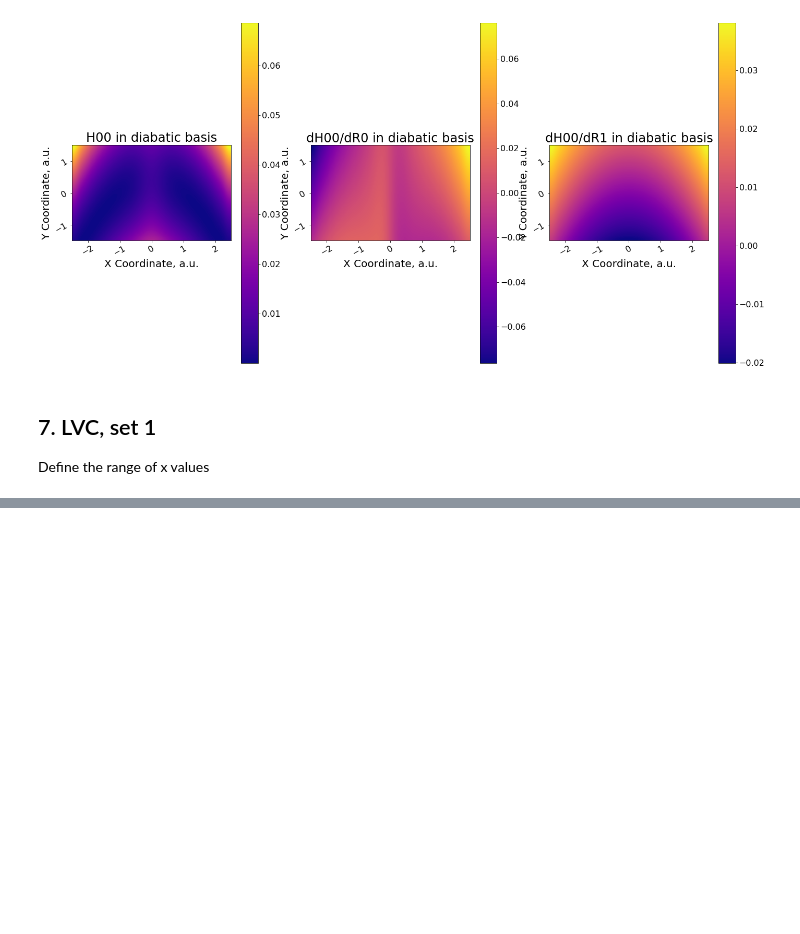
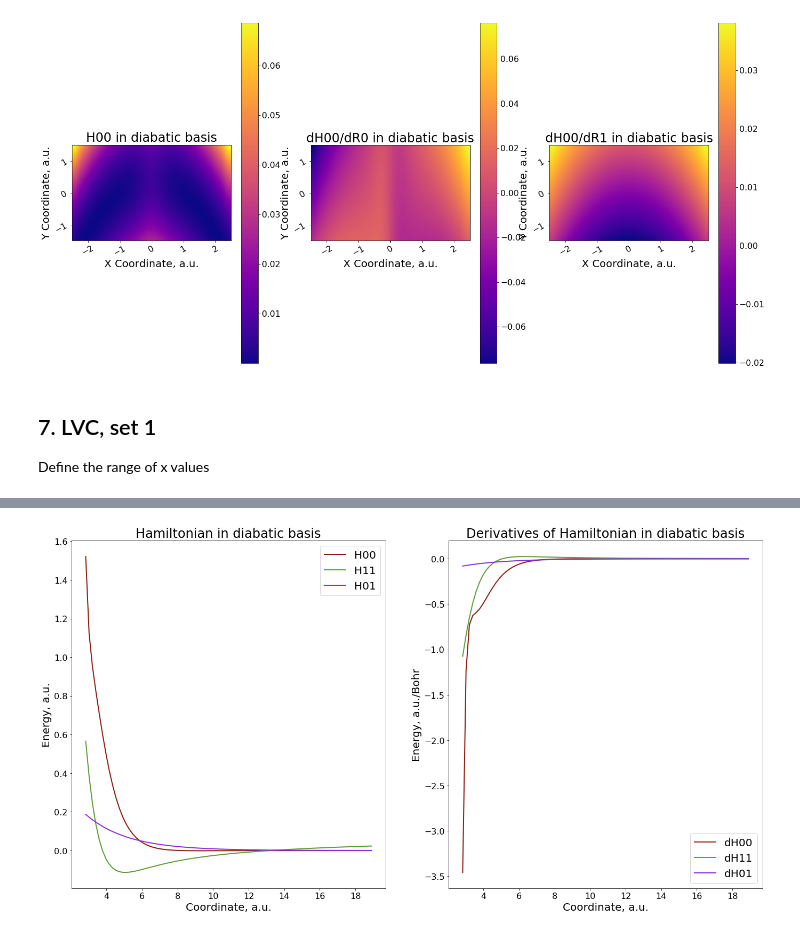
Before and after one commit to Quantum-Dynamics-Hub/libra-code, a Jupyter notebook: notebooks/Example11_models/example1.ipynb, the cells around one changed output, grey strips where cells are left out. Saved outputs shown, nothing was run; the diff lists cells and outputs as text; code cells hidden in the pictures; blank space fills up the shorter version.

```diff
--- a/notebooks/Example11_models/example1.ipynb
+++ b/notebooks/Example11_models/example1.ipynb
@@ -546,0 +650,26 @@ plt.close()
+# %%
+plt.figure(1, figsize=(24, 12)) # dpi=300, frameon=False)
+plt.subplot(1,2,1)
+plt.title('Hamiltonian in diabatic basis')
+plt.xlabel('Coordinate, a.u.')
+plt.ylabel('Energy, a.u.')
+plt.plot(X, H00, label='H00', linewidth=2, color = colors["11"])
+plt.plot(X, H11, label='H11', linewidth=2, color = colors["21"])
+plt.plot(X, H01, label='H01', linewidth=2, color = colors["31"])
+plt.legend()
+
+
+plt.subplot(1,2,2)
+plt.title('Derivatives of Hamiltonian in diabatic basis')
+plt.xlabel('Coordinate, a.u.')
+plt.ylabel('Energy, a.u./Bohr')
+plt.plot(X, dH00, label='dH00', linewidth=2, color = colors["11"])
+plt.plot(X, dH11, label='dH11', linewidth=2, color = colors["21"])
+plt.plot(X, dH01, label='dH01', linewidth=2, color = colors["31"])
+plt.legend()
+
+
+plt.show()
+plt.close()
+# %% [output]
+[figure, added]
```
Also changed, not shown: parts of 9 cells of this notebook, 1 other file.
